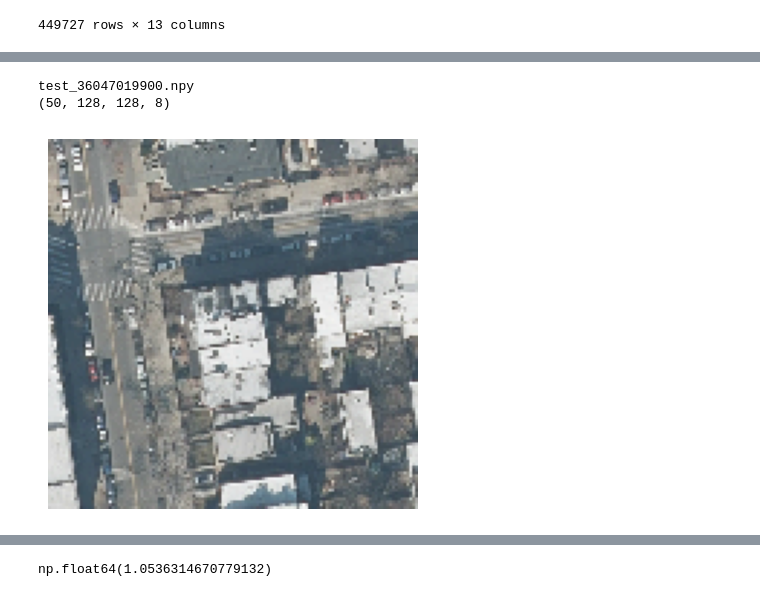
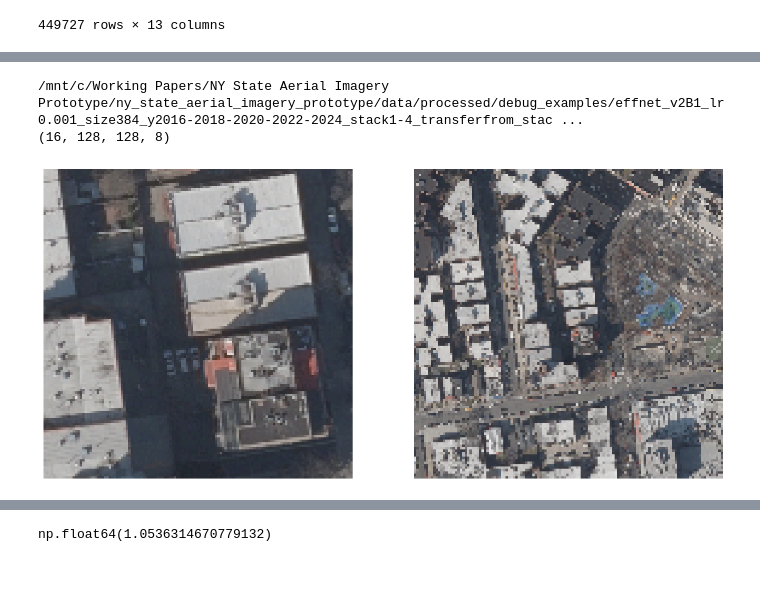
Before and after one commit to Queeno11/ny_state_aerial_imagery_prototype, a Jupyter notebook: notebooks/test.ipynb, the cells around one changed output, grey strips where cells are left out. Cells and saved outputs as stored; diff of their text form; code cells hidden in the pictures.

```diff
--- a/notebooks/test.ipynb
+++ b/notebooks/test.ipynb
@@ -236,21 +310,25 @@ test_36047037300.npy
 # %%
 import os
 import numpy as np
 
-folder = r"/home/abbatenicolas/data/test_datasets/test_size128_tiles1_stacked1-4"
-files = os.listdir(folder)
-file = files[np.random.randint(0, high=len(files))]
+file = r"/mnt/c/Working Papers/NY State Aerial Imagery Prototype/ny_state_aerial_imagery_prototype/data/processed/debug_examples/effnet_v2B1_lr0.001_size384_y2016-2018-2020-2022-2024_stack1-4_transferfrom_stacked_1-4_Pooling_example_img.npy"
+
 print(file)
 
-test = np.load(rf"{folder}/{file}")
+test = np.load(rf"{file}")
 import matplotlib.pyplot as plt
 print(test.shape)
 random_int2 = np.random.randint(0, high=test.shape[0])
 # Plot the numpy array as an image
-plt.imshow(test[random_int2, :, :, 4:7])
-plt.axis('off')  # Turn off the axis
+fig, ax= plt.subplots(1, 2, figsize=(16, 10))
+
+ax[0].imshow(test[random_int2, :, :, :3])
+ax[1].imshow(test[random_int2, :, :, 4:7])
+
+ax[0].axis('off')  # Turn off the axis
+ax[1].axis('off')  # Turn off the axis
 plt.show()
 # %% [output]
-test_36047019900.npy
-(50, 128, 128, 8)
+/mnt/c/Working Papers/NY State Aerial Imagery Prototype/ny_state_aerial_imagery_prototype/data/processed/debug_examples/effnet_v2B1_lr0.001_size384_y2016-2018-2020-2022-2024_stack1-4_transferfrom_stac ...
+(16, 128, 128, 8)
-[figure, old version]
+[figure, new version]
```
Also changed, not shown: parts of 12 cells of this notebook, 3 other files.
